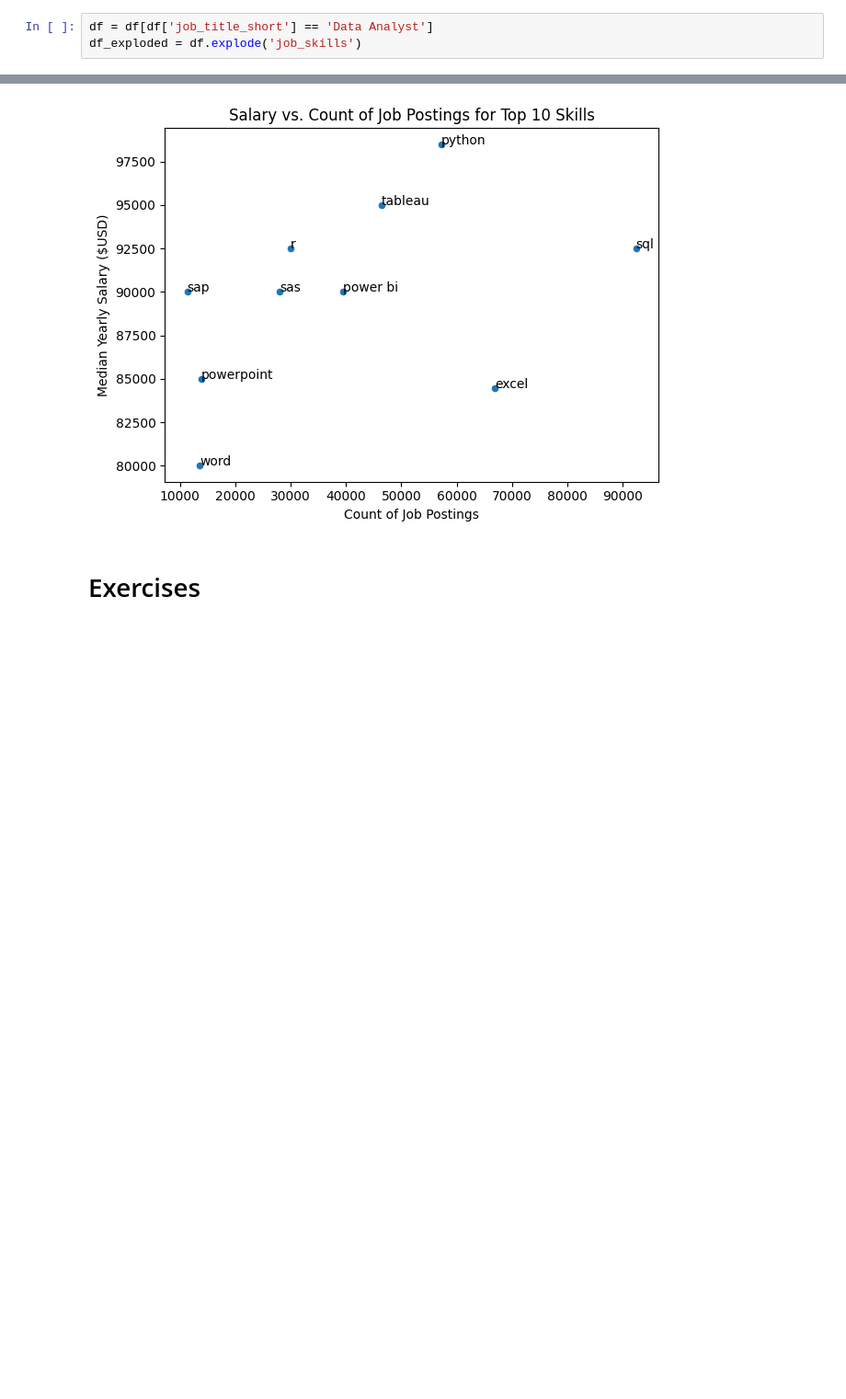
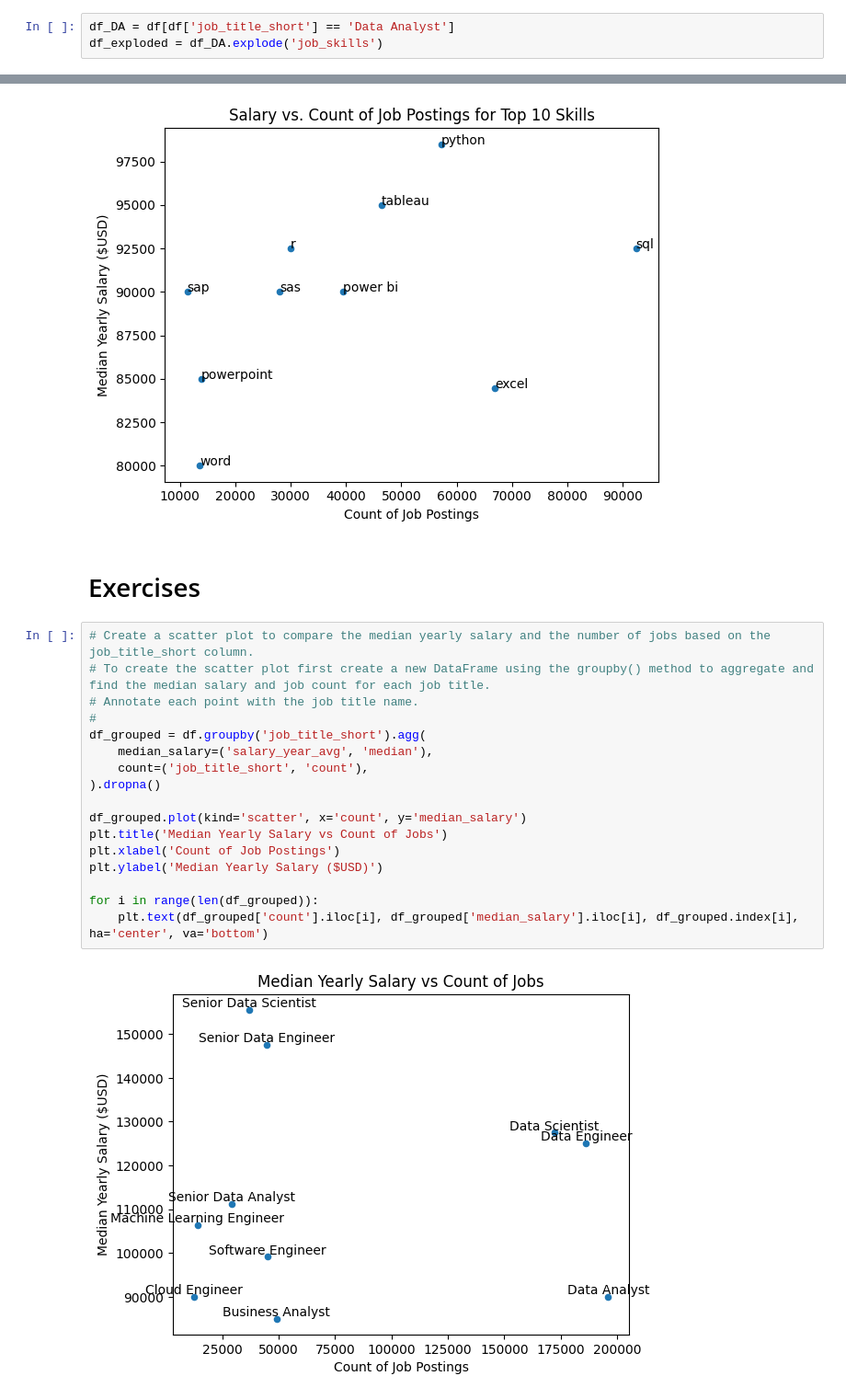
Before and after one commit to AdamWiercioch95/Python_Data_Exercises, a Jupyter notebook: matplotlib/3_Matplotlib_Scatter_Plots.ipynb, the cells around one changed output, grey strips where cells are left out. Shown: that part at 92% size. Cells and saved outputs as stored; diff of their text form; blank space fills up the shorter version.

Commit message:
exercises with scatter plots

```diff
--- a/matplotlib/3_Matplotlib_Scatter_Plots.ipynb
+++ b/matplotlib/3_Matplotlib_Scatter_Plots.ipynb
@@ -15,8 +16,8 @@ df['job_skills'] = df['job_skills'].apply(lambda data: ast.literal_eval(data) if
 # %% [markdown]
 # Examples
 # %%
-df = df[df['job_title_short'] == 'Data Analyst']
-df_exploded = df.explode('job_skills')
+df_DA = df[df['job_title_short'] == 'Data Analyst']
+df_exploded = df_DA.explode('job_skills')
 # %%
 skill_stats = df_exploded.groupby('job_skills').agg(
     skill_count=('job_skills', 'count'),
@@ -39,3 +40,22 @@ plt.show()
 [figure]
 # %% [markdown]
 # Exercises
+# %%
+# Create a scatter plot to compare the median yearly salary and the number of jobs based on the job_title_short column.
+# To create the scatter plot first create a new DataFrame using the groupby() method to aggregate and find the median salary and job count for each job title.
+# Annotate each point with the job title name.
+#
+df_grouped = df.groupby('job_title_short').agg(
+    median_salary=('salary_year_avg', 'median'),
+    count=('job_title_short', 'count'),
+).dropna()
+
+df_grouped.plot(kind='scatter', x='count', y='median_salary')
+plt.title('Median Yearly Salary vs Count of Jobs')
+plt.xlabel('Count of Job Postings')
+plt.ylabel('Median Yearly Salary ($USD)')
+
+for i in range(len(df_grouped)):
+    plt.text(df_grouped['count'].iloc[i], df_grouped['median_salary'].iloc[i], df_grouped.index[i], ha='center', va='bottom')
+# %% [output]
+[figure, added]
```
Also changed, not shown: parts of 3 cells of this notebook.
